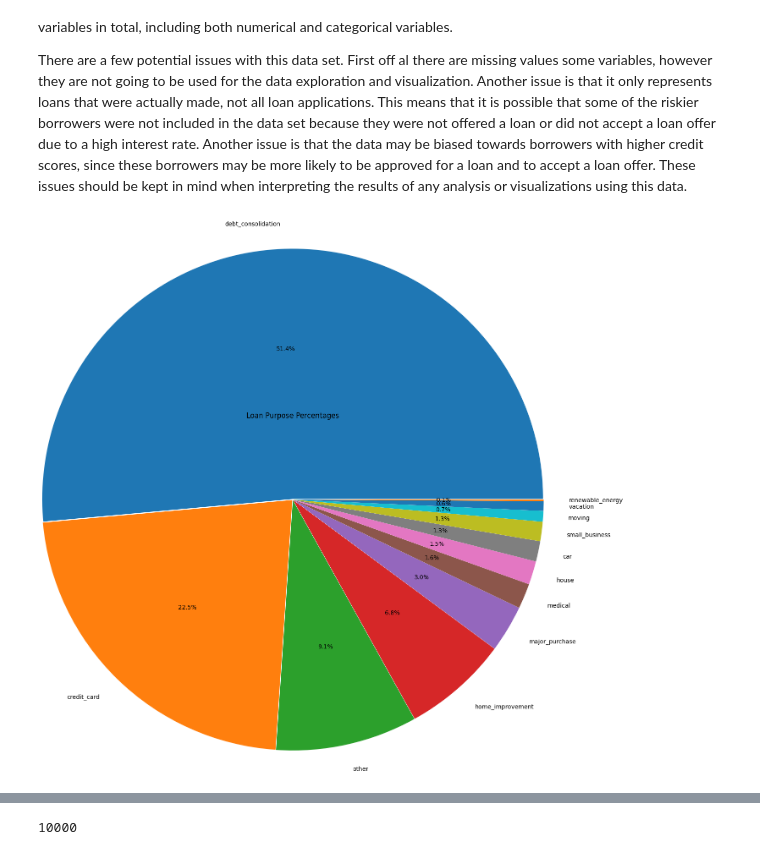
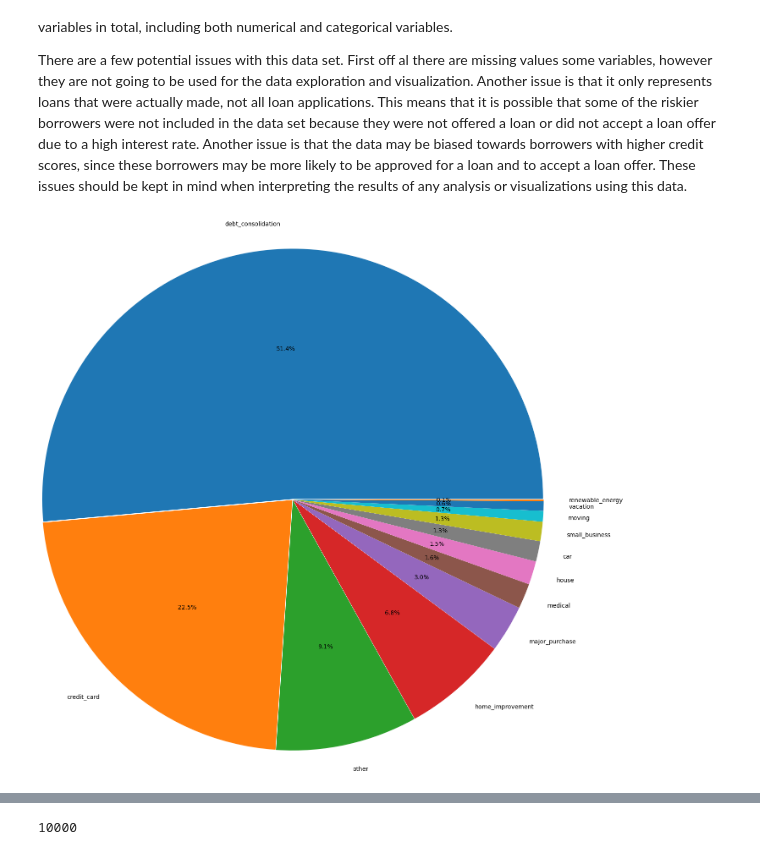
Before and after one commit to angelosSfyr/Case-Studies, a Jupyter notebook: case 1/case.ipynb, the cells around one changed output, grey strips where cells are left out. Drawn from its saved outputs; the diff is of its cells as text; code cells hidden in the pictures.

```diff
--- a/case 1/case.ipynb
+++ b/case 1/case.ipynb
@@ -66,26 +66,26 @@ These issues should be kept in mind when interpreting the results of any analysi
 # %%
 import matplotlib.pyplot  as plt
 
 
 fig1, ax1 = plt.subplots()
 
 # Count the number of loans for each purpose
 purposes = df['loan_purpose'].value_counts()
 
 # Calculate the percentages
 percentages = purposes / purposes.sum()
 explode = [0.01]  * len(percentages)
 
 # Create the pie chart with smaller labels
 plt.pie(percentages, labels=purposes.index, explode=explode, autopct='%1.1f%%', radius=4)
 
 # Add a title
-plt.title('Loan Purpose Percentages')
+# plt.title('Loan Purpose Percentages')
 
 # plt.tight_layout()
 plt.show()
 # %% [output]
-[figure, old version]
+[figure, new version]
 # %%
 import plotly_express as px
 import plotly.graph_objects as go
```
Also changed, not shown: parts of 2 cells of this notebook.
